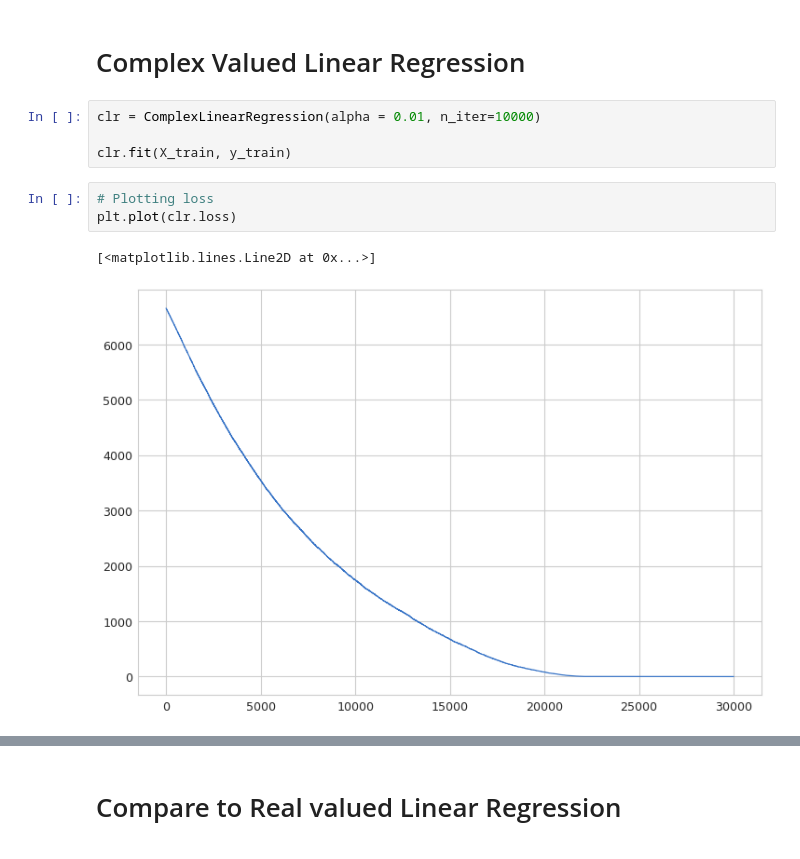
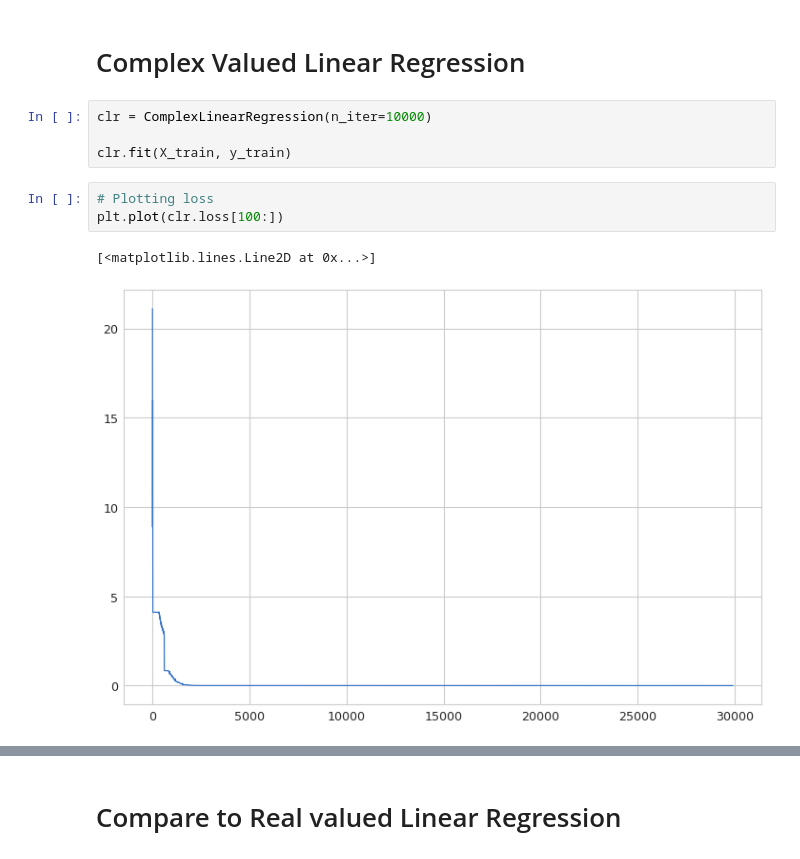
Before and after one commit to daireiscool/complex_machine_learning, a Jupyter notebook: LinearRegression.ipynb, the cells around one changed output, grey strips where cells are left out. Saved outputs shown, nothing was run; the diff lists cells and outputs as text.

```diff
--- a/LinearRegression.ipynb
+++ b/LinearRegression.ipynb
@@ -55,15 +55,15 @@ plt.scatter(x = X_test[:,0], y = X_test[:,1], c = y_test)
 # %% [markdown]
 # Complex Valued Linear Regression
 # %%
-clr = ComplexLinearRegression(alpha = 0.01, n_iter=10000)
+clr = ComplexLinearRegression(n_iter=10000)
 
 clr.fit(X_train, y_train)
 # %%
 # Plotting loss
-plt.plot(clr.loss)
+plt.plot(clr.loss[100:])
 # %% [output]
 [<matplotlib.lines.Line2D at 0x...>]
-[figure, old version]
+[figure, new version]
 # %%
 # Comparing predicted and expected results
 plt.scatter(x = y_test, y = clr.predict(X_test), c = clr.predict(X_test))
```
Also changed, not shown: parts of 14 cells of this notebook, 9 other files.
